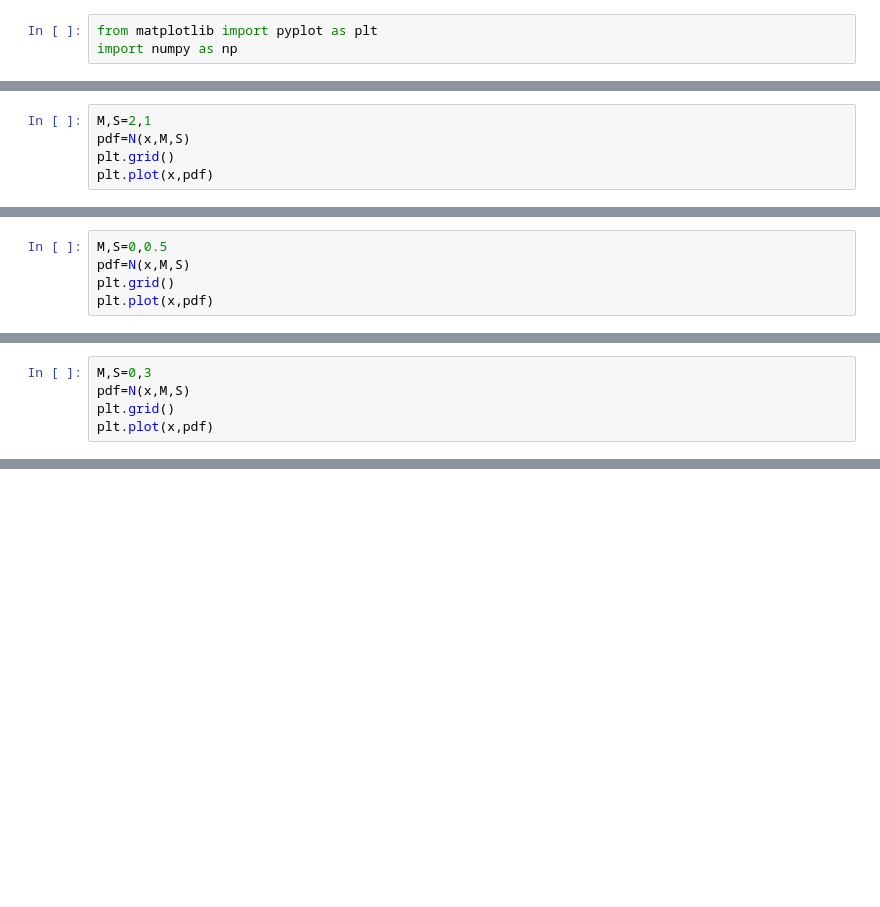
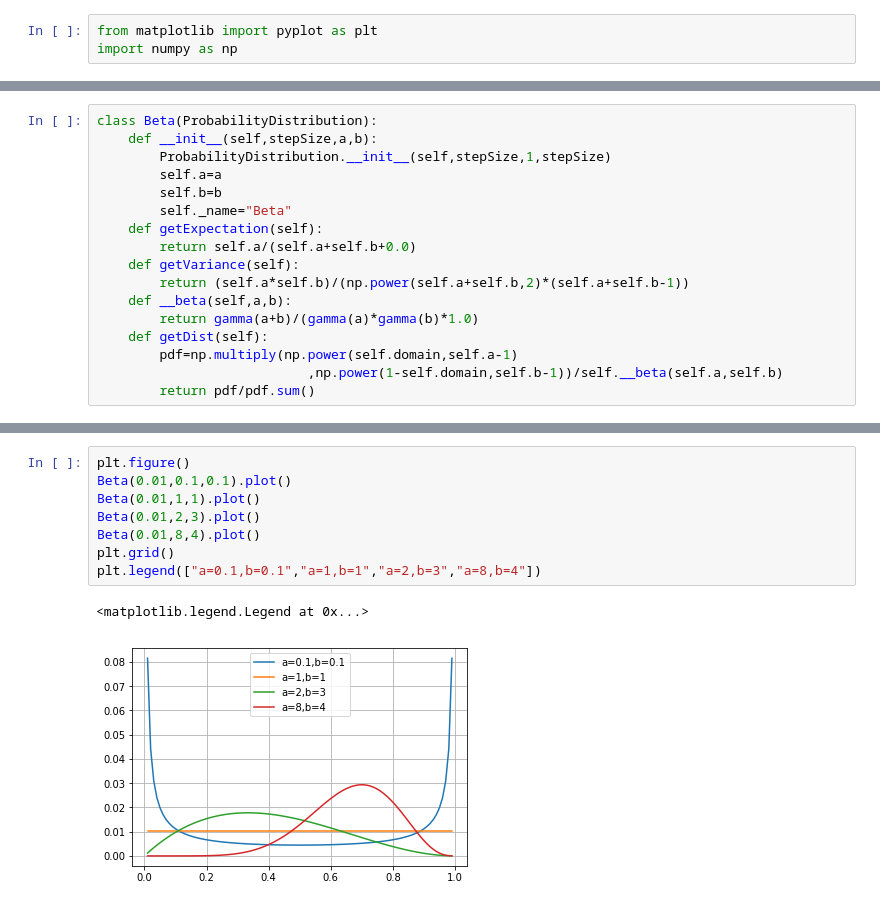
Before and after one commit to zeinsh/deeplearning, a Jupyter notebook: doc/bayesian/PDF-UnivariateNormalDist.ipynb, the cells around one changed output, grey strips where cells are left out. Cells and saved outputs as stored; diff of their text form; blank space fills up the shorter version.

```diff
--- a/doc/bayesian/PDF-UnivariateNormalDist.ipynb
+++ b/doc/bayesian/PDF-UnivariateNormalDist.ipynb
@@ -35,5 +5,0 @@ plt.plot(x,pdf)
-# %%
-M,S=2,1
-pdf=N(x,M,S)
-plt.grid()
-plt.plot(x,pdf)
@@ -43,5 +5,0 @@ plt.plot(x,pdf)
-# %%
-M,S=0,0.5
-pdf=N(x,M,S)
-plt.grid()
-plt.plot(x,pdf)
@@ -51,5 +5,0 @@ plt.plot(x,pdf)
-# %%
-M,S=0,3
-pdf=N(x,M,S)
-plt.grid()
-plt.plot(x,pdf)
@@ -74,0 +95,17 @@ plt.legend(['pdf1','pdf2','pdf1*pdf2'])
+# %%
+class Beta(ProbabilityDistribution):
+    def __init__(self,stepSize,a,b):
+        ProbabilityDistribution.__init__(self,stepSize,1,stepSize)
+        self.a=a
+        self.b=b
+        self._name="Beta"
+    def getExpectation(self):
+        return self.a/(self.a+self.b+0.0)
+    def getVariance(self):
+        return (self.a*self.b)/(np.power(self.a+self.b,2)*(self.a+self.b-1))
+    def __beta(self,a,b):
+        return gamma(a+b)/(gamma(a)*gamma(b)*1.0)
+    def getDist(self):
+        pdf=np.multiply(np.power(self.domain,self.a-1)
+                           ,np.power(1-self.domain,self.b-1))/self.__beta(self.a,self.b)
+        return pdf/pdf.sum()
@@ -74,0 +126,11 @@ plt.legend(['pdf1','pdf2','pdf1*pdf2'])
+# %%
+plt.figure()
+Beta(0.01,0.1,0.1).plot()
+Beta(0.01,1,1).plot()
+Beta(0.01,2,3).plot()
+Beta(0.01,8,4).plot()
+plt.grid()
+plt.legend(["a=0.1,b=0.1","a=1,b=1","a=2,b=3","a=8,b=4"])
+# %% [output]
+<matplotlib.legend.Legend at 0x...>
+[figure, added]
```
Also changed, not shown: parts of 19 cells of this notebook.
